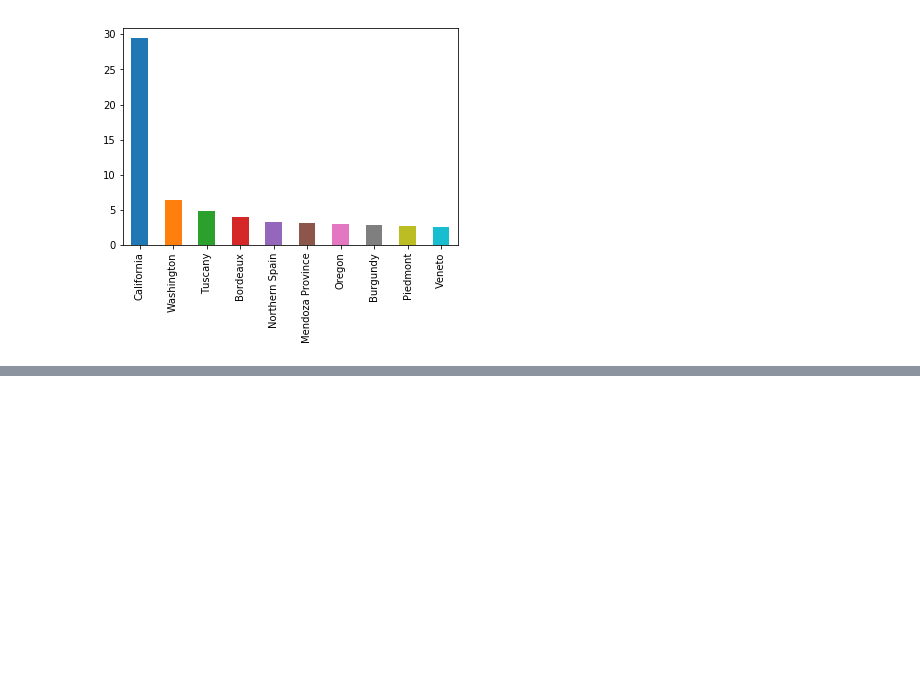
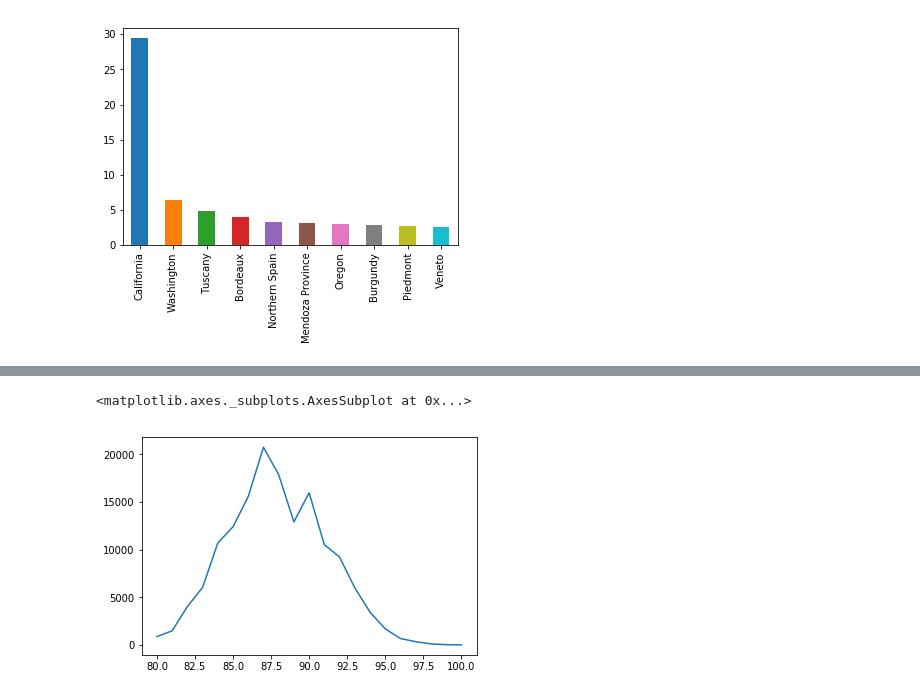
Before and after one commit to tutss/datascience, a Jupyter notebook: kaggle/training/Plotting.ipynb, the cells around one changed output, grey strips where cells are left out. Drawn from its saved outputs; the diff is of its cells as text; code cells hidden in the pictures; blank space fills up the shorter version.

```diff
--- a/kaggle/training/Plotting.ipynb
+++ b/kaggle/training/Plotting.ipynb
@@ -22,0 +28,5 @@ wines['province'].value_counts().head(10).plot.bar()
+# %%
+wines['points'].value_counts().sort_index().plot.line()
+# %% [output]
+<matplotlib.axes._subplots.AxesSubplot at 0x...>
+[figure, added]
```
Also changed, not shown: parts of 8 cells of this notebook.
